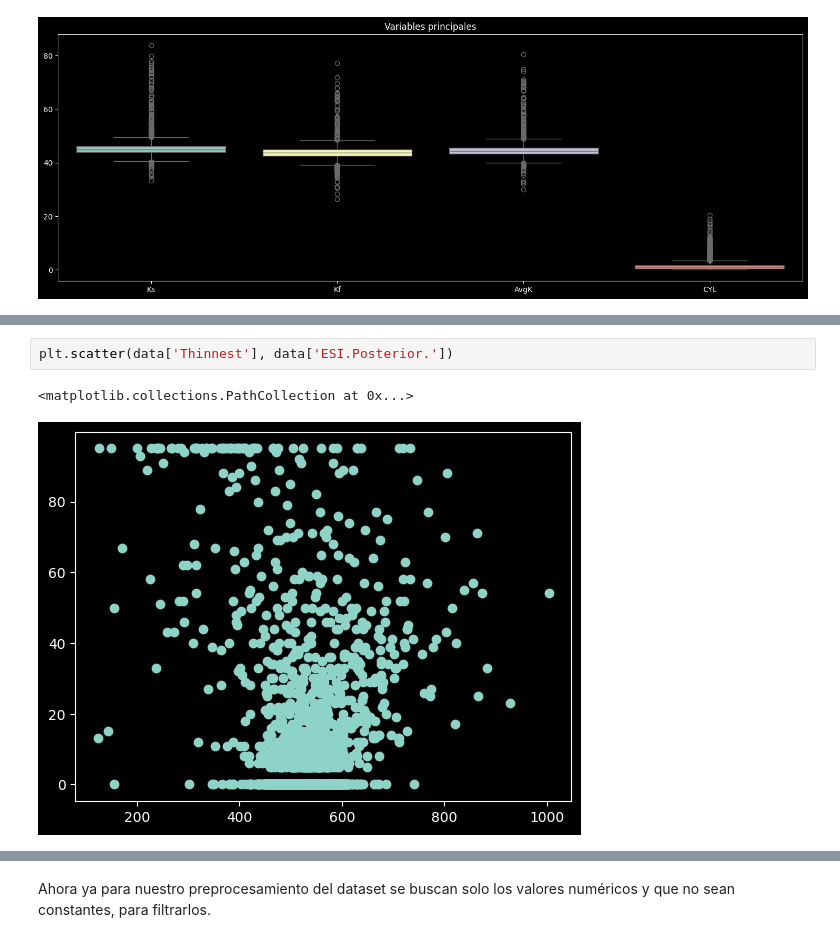
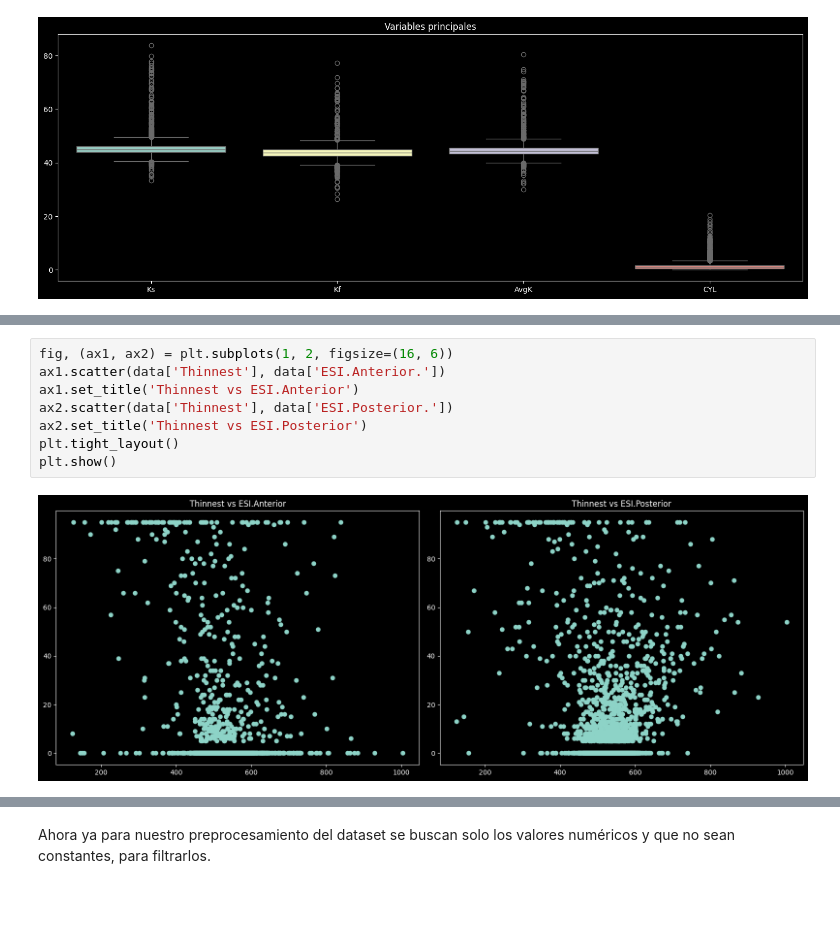
Before and after one commit to zamef/ProyectoTSBM, a Jupyter notebook: ProyectoDeteccionQueratocono.ipynb, the cells around one changed output, grey strips where cells are left out. Drawn from its saved outputs; the diff is of its cells as text; blank space fills up the shorter version.

```diff
--- a/ProyectoDeteccionQueratocono.ipynb
+++ b/ProyectoDeteccionQueratocono.ipynb
@@ -310,6 +326,11 @@ Right    45.380752  43.830465  44.605554  1.550312  95.533949  527.835669
 # %%
-plt.scatter(data['Thinnest'], data['ESI.Posterior.'])
+fig, (ax1, ax2) = plt.subplots(1, 2, figsize=(16, 6))
+ax1.scatter(data['Thinnest'], data['ESI.Anterior.'])
+ax1.set_title('Thinnest vs ESI.Anterior')
+ax2.scatter(data['Thinnest'], data['ESI.Posterior.'])
+ax2.set_title('Thinnest vs ESI.Posterior')
+plt.tight_layout()
+plt.show()
 # %% [output]
-<matplotlib.collections.PathCollection at 0x...>
-[figure, old version]
+[figure, new version]
 # %%
```
Also changed, not shown: parts of 14 cells of this notebook.
